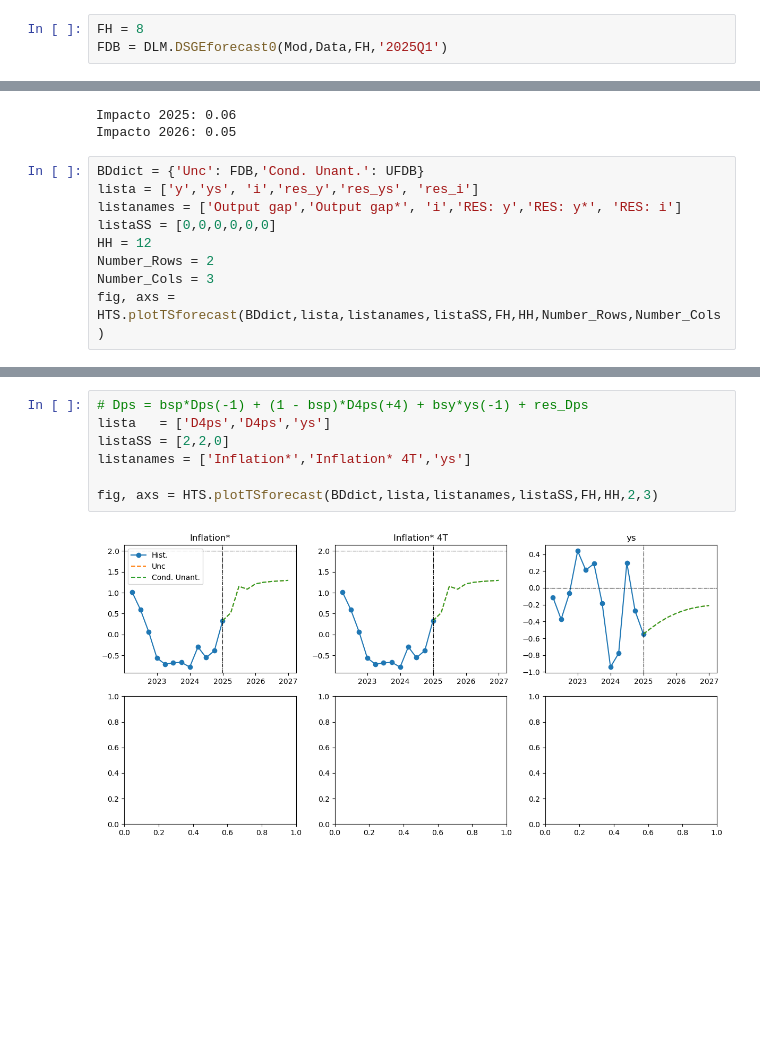
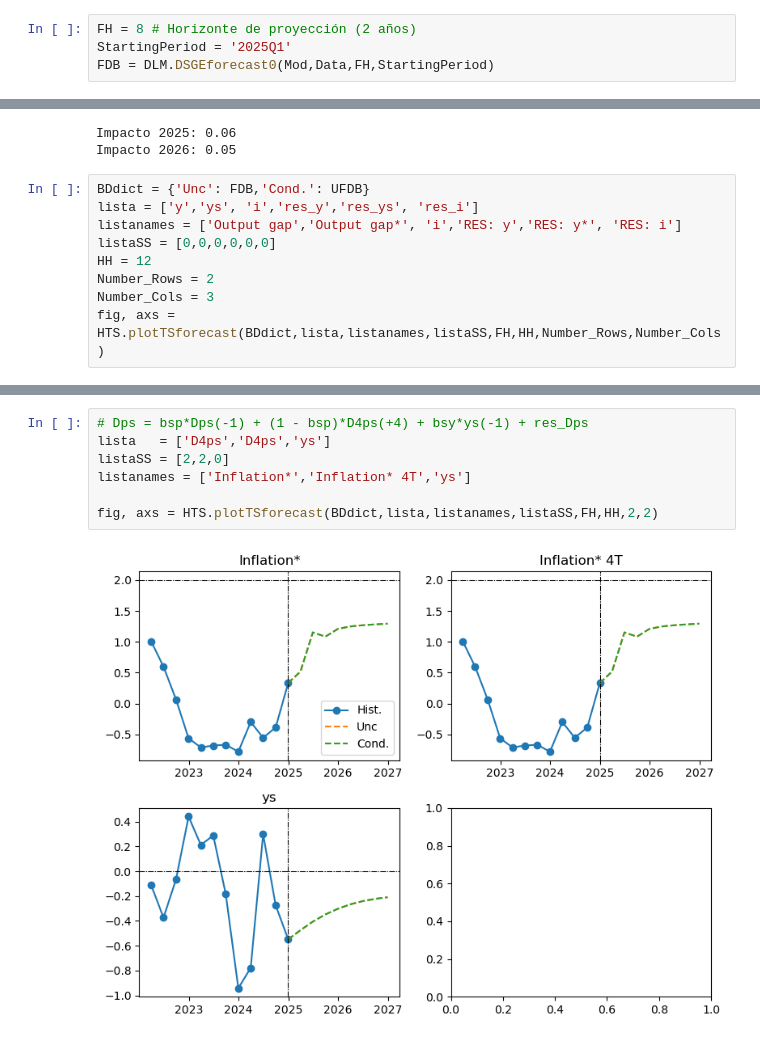
Before and after one commit to patrickcastilla/CUECOPolMon_fork_2, a Jupyter notebook: 01_Clase_sobre_MPT.ipynb, the cells around one changed output, grey strips where cells are left out. Saved outputs shown, nothing was run; the diff lists cells and outputs as text; blank space fills up the shorter version.

```diff
--- a/01_Clase_sobre_MPT.ipynb
+++ b/01_Clase_sobre_MPT.ipynb
@@ -252,6 +269,7 @@ Se proyectarán 8 trimestres desde el último periodo de información (2024Q1).
 # %%
-FH = 8
-FDB = DLM.DSGEforecast0(Mod,Data,FH,'2025Q1')
+FH = 8 # Horizonte de proyección (2 años)
+StartingPeriod = '2025Q1'
+FDB = DLM.DSGEforecast0(Mod,Data,FH,StartingPeriod)
 # %%
 DBdict = {'Unc.': FDB}
 lista = ['y','DY','res_y','res_DY_eq']
@@ -328,7 +346,7 @@ print(f'Impacto 2026: {round((UFDB.D4p[-1:][0] - FDB.D4p[-1:][0])*0.10, 2)}')
 Impacto 2025: 0.06
 Impacto 2026: 0.05
 # %%
-BDdict = {'Unc': FDB,'Cond. Unant.': UFDB}
+BDdict = {'Unc': FDB,'Cond.': UFDB}
 lista = ['y','ys', 'i','res_y','res_ys', 'res_i']
 listanames = ['Output gap','Output gap*', 'i','RES: y','RES: y*', 'RES: i']
 listaSS = [0,0,0,0,0,0]
@@ -348,12 +366,12 @@ fig, axs = HTS.plotTSforecast(BDdict,lista,listanames,listaSS,FH,HH,Number_Rows,
 # %%
 # Dps = bsp*Dps(-1) + (1 - bsp)*D4ps(+4) + bsy*ys(-1) + res_Dps
 lista   = ['D4ps','D4ps','ys']
 listaSS = [2,2,0]
 listanames = ['Inflation*','Inflation* 4T','ys']
 
-fig, axs = HTS.plotTSforecast(BDdict,lista,listanames,listaSS,FH,HH,2,3)
+fig, axs = HTS.plotTSforecast(BDdict,lista,listanames,listaSS,FH,HH,2,2)
 # %% [output]
-[figure, old version]
+[figure, new version]
 # %%
 #y = ay*y(-1) + aEy*(y(-1) + EDy) + armc*rmc(-1) - at*t + ag*g + aq*q + atau*tau+ ays*ys + m_res_y*res_y
 lista   = ['y','EDy','rmc','t','g','q','tau','ys','res_y']
```
Also changed, not shown: parts of 34 cells of this notebook, 1 other file.
